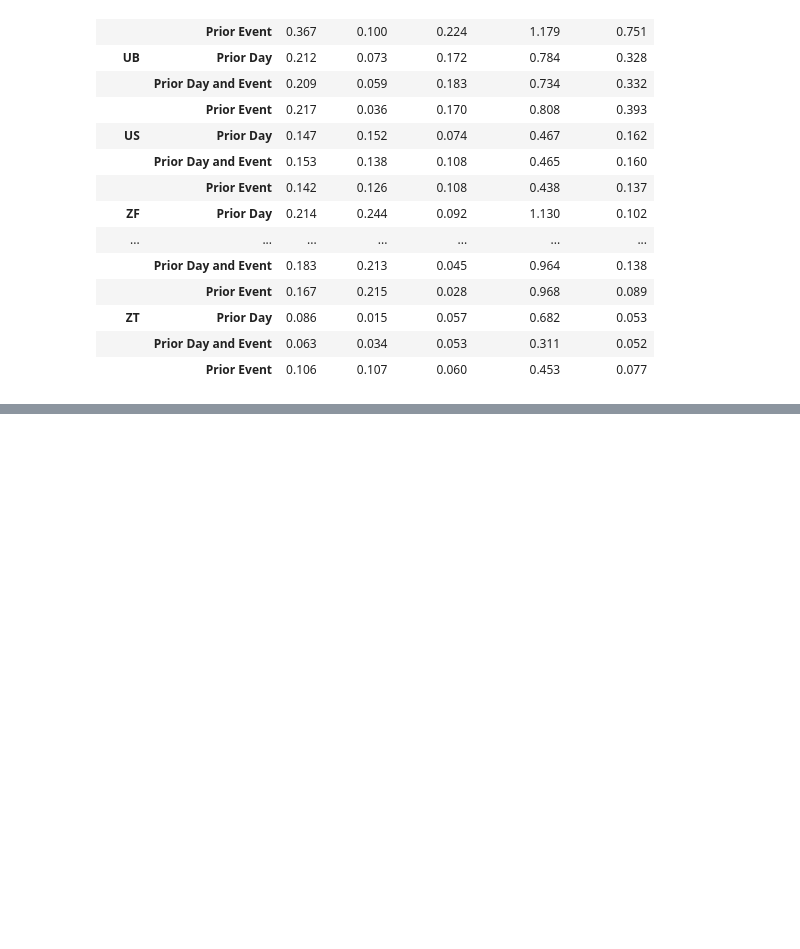
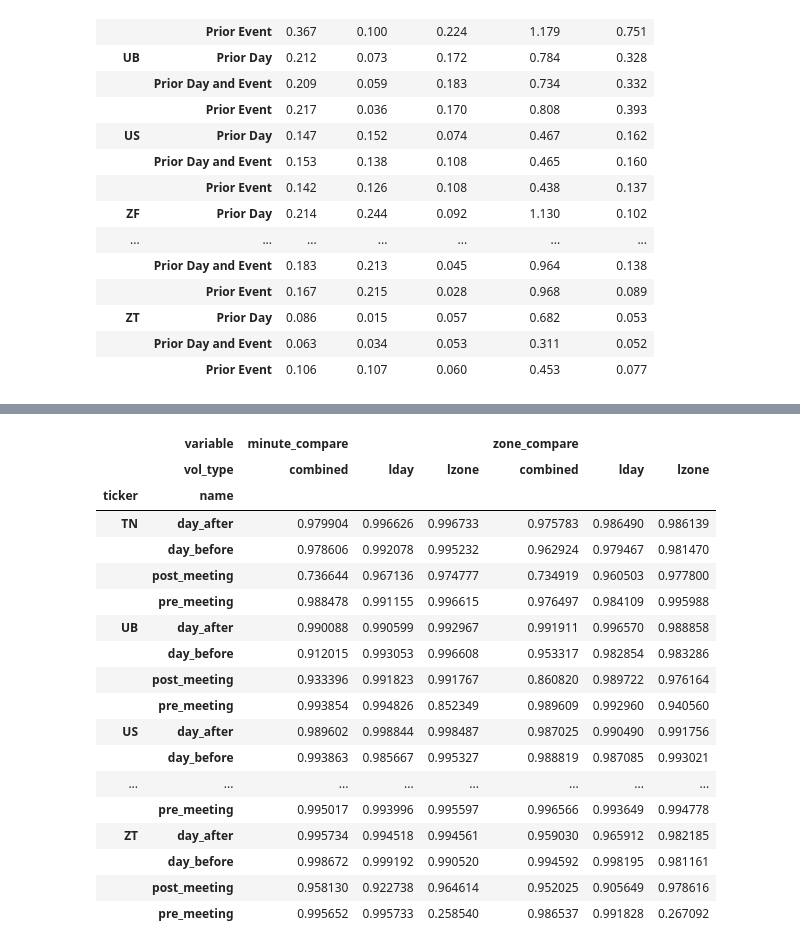
Before and after one commit to diegodalvarez/FOMCDrift, a Jupyter notebook: notebook/2GeneralizedBacktestApproach.ipynb, the cells around one changed output, grey strips where cells are left out. Cells and saved outputs as stored; diff of their text form; code cells hidden in the pictures; blank space fills up the shorter version.

```diff
--- a/notebook/2GeneralizedBacktestApproach.ipynb
+++ b/notebook/2GeneralizedBacktestApproach.ipynb
@@ -551,0 +561,59 @@ path = r"A:\GitHub\FOMCDrift\data\Volatilities\"
+# %%
+df_is_tmp = (df_backtest
+    [["ticker", "name", "meeting_id", "vol_type", "vol_rtn", "date"]]
+    .rename(columns = {"vol_rtn": "is_rtn"}))
+
+df_os_tmp = (df_oos
+    [["ticker", "name", "meeting_id", "vol_type", "date", "vol_rtn"]]
+    .rename(columns = {"vol_rtn": "os_rtn"})
+    .dropna())
+# %%
+df_compare = (df_is_tmp
+    .merge(right = df_os_tmp, how = "outer", on = ["ticker", "name", "meeting_id", "vol_type", "date"]))
+# %%
+df_minute_compare = (df_compare
+    .drop(columns = ["date", "meeting_id"])
+    .groupby(["ticker", "name", "vol_type"])
+    .agg("corr")
+    .loc[lambda x: x.os_rtn != 1]
+    .reset_index()
+    .drop(columns = ["is_rtn", "level_3"])
+    .rename(columns = {"os_rtn": "minute_compare"}))
+# %%
+df_zone_compare = (df_compare
+    .drop(columns = ["date"])
+    .groupby(["ticker", "name", "meeting_id", "vol_type"])
+    .agg("sum")
+    .reset_index()
+    .drop(columns = ["meeting_id"])
+    .groupby(["ticker", "name", "vol_type"])
+    .agg("corr")
+    .loc[lambda x: x.os_rtn != 1]
+    .reset_index()
+    .drop(columns = ["is_rtn", "level_3"])
+    .rename(columns = {"os_rtn": "zone_compare"}))
+# %%
+(df_minute_compare
+    .merge(right = df_zone_compare, how = "inner", on = ["ticker", "name", "vol_type"])
+    .melt(id_vars = ["ticker", "name", "vol_type"])
+    .pivot(index = ["ticker", "name"], columns = ["variable", "vol_type"], values = "value"))
+# %% [output]
+|  | variable | minute_compare |  |  | zone_compare |  |  |
+|  | vol_type | combined | lday | lzone | combined | lday | lzone |
+| ticker | name |  |  |  |  |  |  |
+| TN | day_after | 0.979904 | 0.996626 | 0.996733 | 0.975783 | 0.986490 | 0.986139 |
+|  | day_before | 0.978606 | 0.992078 | 0.995232 | 0.962924 | 0.979467 | 0.981470 |
+|  | post_meeting | 0.736644 | 0.967136 | 0.974777 | 0.734919 | 0.960503 | 0.977800 |
+|  | pre_meeting | 0.988478 | 0.991155 | 0.996615 | 0.976497 | 0.984109 | 0.995988 |
+| UB | day_after | 0.990088 | 0.990599 | 0.992967 | 0.991911 | 0.996570 | 0.988858 |
+|  | day_before | 0.912015 | 0.993053 | 0.996608 | 0.953317 | 0.982854 | 0.983286 |
+|  | post_meeting | 0.933396 | 0.991823 | 0.991767 | 0.860820 | 0.989722 | 0.976164 |
+|  | pre_meeting | 0.993854 | 0.994826 | 0.852349 | 0.989609 | 0.992960 | 0.940560 |
+| US | day_after | 0.989602 | 0.998844 | 0.998487 | 0.987025 | 0.990490 | 0.991756 |
+|  | day_before | 0.993863 | 0.985667 | 0.995327 | 0.988819 | 0.987085 | 0.993021 |
+| ... | ... | ... | ... | ... | ... | ... | ... |
+|  | pre_meeting | 0.995017 | 0.993996 | 0.995597 | 0.996566 | 0.993649 | 0.994778 |
+| ZT | day_after | 0.995734 | 0.994518 | 0.994561 | 0.959030 | 0.965912 | 0.982185 |
+|  | day_before | 0.998672 | 0.999192 | 0.990520 | 0.994592 | 0.998195 | 0.981161 |
+|  | post_meeting | 0.958130 | 0.922738 | 0.964614 | 0.952025 | 0.905649 | 0.978616 |
+|  | pre_meeting | 0.995652 | 0.995733 | 0.258540 | 0.986537 | 0.991828 | 0.267092 |
```
Also changed, not shown: parts of 9 cells of this notebook, 2 other files.
